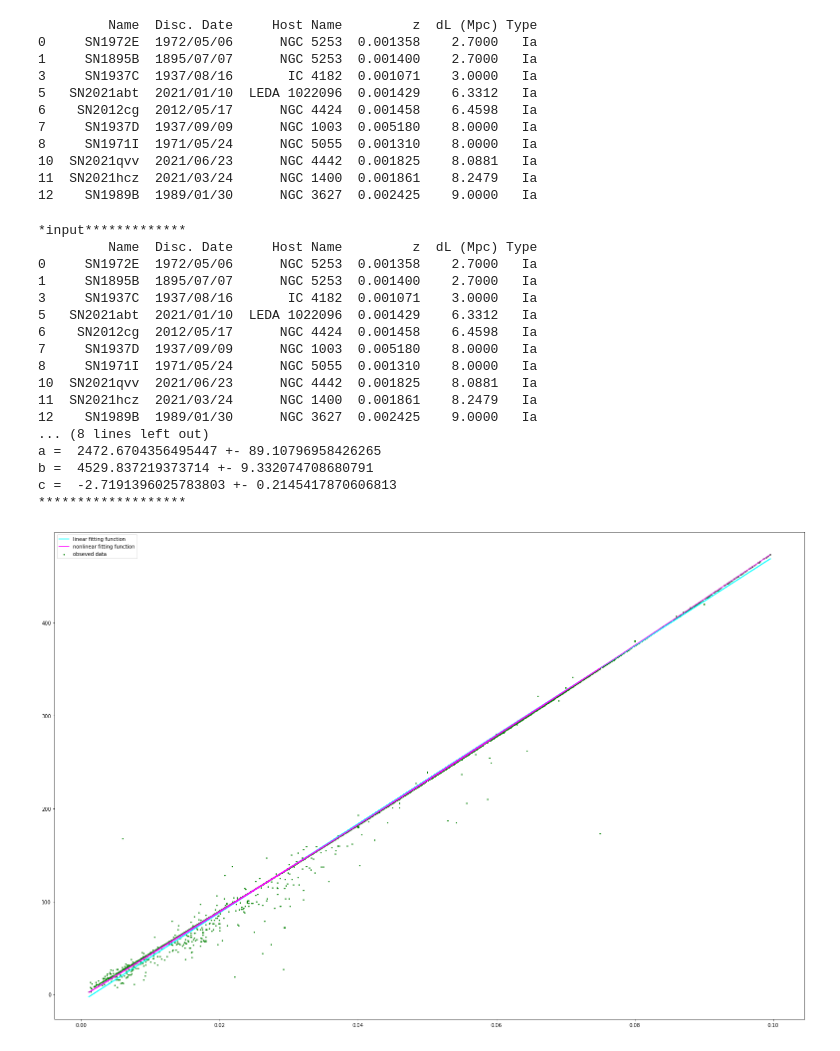
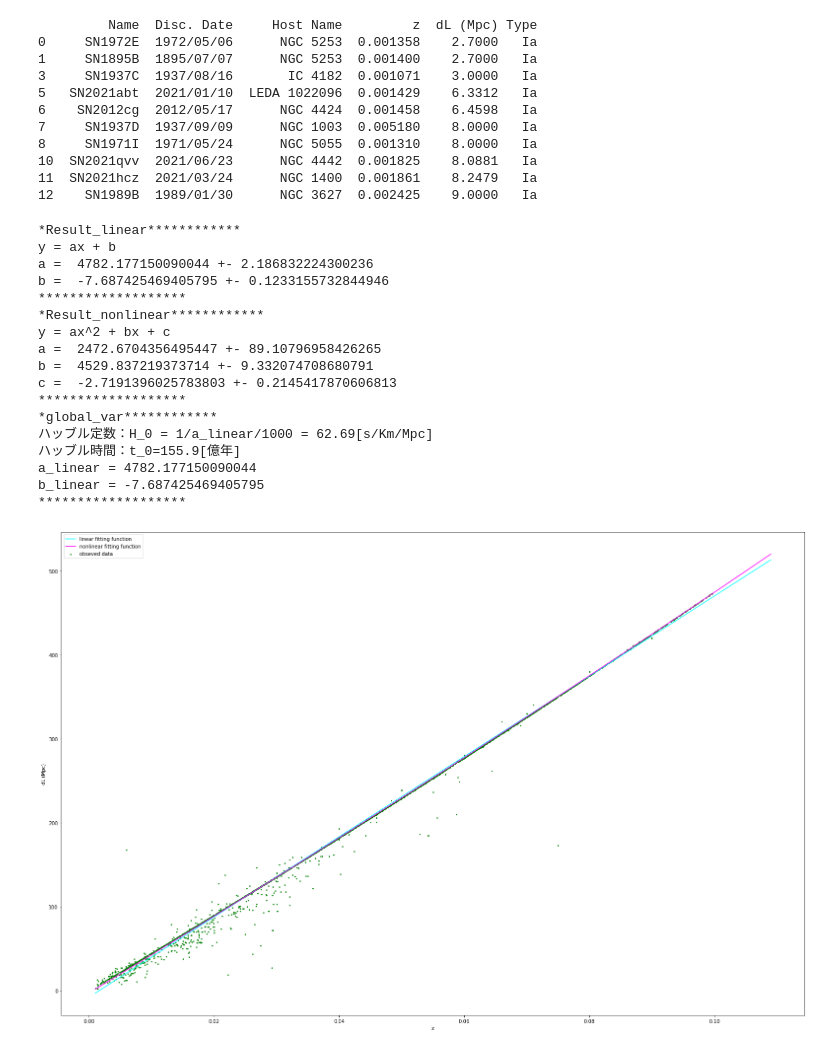
Before and after one commit to serowsuzuki/2021semi, a Jupyter notebook: fittng.ipynb, the cells around one changed output. Drawn from its saved outputs; the diff is of its cells as text; code cells hidden in the pictures.

Commit message:
improve fitting.ipy

```diff
--- a/fittng.ipynb
+++ b/fittng.ipynb
@@ -75,60 +77,77 @@ def fitting_linear(data):
 
     # plot部分
     def observed_plot():
-        x = z_observed
-        y_linear = x*popt[0]+popt[1]
-        y_nonlinear = npopt[0]*(x**2)+npopt[1]*x+npopt[2]
+        x = np.arange(0.001,0.11,0.001)# 0.01~0.1まで0.01刻みのリストを作成
+        y_linear = x*popt[0]+popt[1]# y=ax+b
+        y_nonlinear = npopt[0]*(x**2)+npopt[1]*x+npopt[2]# y=ax^2+bx+c
         plt.plot(x, y_linear, color = "cyan", label="linear fitting function")
         plt.plot(x,y_nonlinear,color = "magenta", label= "nonlinear fitting function")
         plt.scatter(z_observed, dl_observed, s=3,color="green",label="obseved data")
-        plt.rcParams["figure.figsize"] = [27,18]
-        plt.legend()
+        plt.xlabel("z")
+        plt.ylabel("dL (Mpc)")
+        plt.rcParams["figure.figsize"] = [27,18]# グラフのサイズを調整
+        plt.legend()# 凡例を表示
         plt.show()
 
+    #fittingのメイン計算部分
     #linear
-    #fittingのメイン計算部分
     popt, pcov = curve_fit(linear_func,z_observed,dl_observed) #poptは最適推定値、pcovは共分散が出力される
     perr = np.sqrt(np.diag(pcov)) #推定されたパラメータの各々の誤差
 
     #nonlinear
     npopt, npcov = curve_fit(nonlinear_func,z_observed,dl_observed) #poptは最適推定値、pcovは共分散が出力される
     nperr = np.sqrt(np.diag(npcov)) #推定されたパラメータの各々の誤差
 
+    #fitting_linearの外でも使いたい変数を，global変数として宣言する．
+    global H_0
+    global t_0
+    global a_linear
+    global b_linear
+    a_linear = popt[0]
+    b_linear = popt[1]
+    H_0 = 1/popt[0]*constants.c/1000
+    t_0 = 1/(H_0) *constants.c/1000 *3.26 *1000000
     #fittingの結果をターミナルに表示
-    print("*input*************")
-    print(data.head(10))
-    print("*******************")
+    # print("*input*************")
+    # print(data.head(10))
+    # print("*******************")
     print("*Result_linear************")
     print("y = ax + b")
     print("a = ", popt[0], "+-", perr[0])
     print("b = ", popt[1], "+-", perr[1])
     print("*******************")
     print("*Result_nonlinear************")
     print("y = ax^2 + bx + c")
     print("a = ", npopt[0], "+-", nperr[0])
     print("b = ", npopt[1], "+-", nperr[1])
     print("c = ", npopt[2], "+-", nperr[2])
     print("*******************")
+    print("*global_var************")
+    print("ハッブル定数：H_0 = 1/a_linear/1000 = {:.2f}[s/Km/Mpc]".format(H_0))
+    print("ハッブル時間：t_0={:.1f}[億年]".format(t_0*10**(-8)))
+    print("a_linear = " + str(a_linear))
+    print("b_linear = " + str(b_linear))
+    print("*******************")
     observed_plot()
     return
 
 fitting_linear(data_ext)
 # %% [output]
-*input*************
-         Name  Disc. Date     Host Name         z  dL (Mpc) Type
-0     SN1972E  1972/05/06      NGC 5253  0.001358    2.7000   Ia
-1     SN1895B  1895/07/07      NGC 5253  0.001400    2.7000   Ia
-3     SN1937C  1937/08/16       IC 4182  0.001071    3.0000   Ia
-5   SN2021abt  2021/01/10  LEDA 1022096  0.001429    6.3312   Ia
-6    SN2012cg  2012/05/17      NGC 4424  0.001458    6.4598   Ia
-7     SN1937D  1937/09/09      NGC 1003  0.005180    8.0000   Ia
-8     SN1971I  1971/05/24      NGC 5055  0.001310    8.0000   Ia
-10  SN2021qvv  2021/06/23      NGC 4442  0.001825    8.0881   Ia
-11  SN2021hcz  2021/03/24      NGC 1400  0.001861    8.2479   Ia
-12    SN1989B  1989/01/30      NGC 3627  0.002425    9.0000   Ia
-... (8 lines left out)
+*Result_linear************
+y = ax + b
+a =  4782.177150090044 +- 2.186832224300236
+b =  -7.687425469405795 +- 0.1233155732844946
+*******************
+*Result_nonlinear************
+y = ax^2 + bx + c
 a =  2472.6704356495447 +- 89.10796958426265
 b =  4529.837219373714 +- 9.332074708680791
 c =  -2.7191396025783803 +- 0.2145417870606813
 *******************
+*global_var************
+ハッブル定数：H_0 = 1/a_linear/1000 = 62.69[s/Km/Mpc]
+ハッブル時間：t_0=155.9[億年]
+a_linear = 4782.177150090044
+b_linear = -7.687425469405795
+*******************
-[figure, old version]
+[figure, new version]
```
Also changed, not shown: parts of 7 cells of this notebook, 2 other files.
